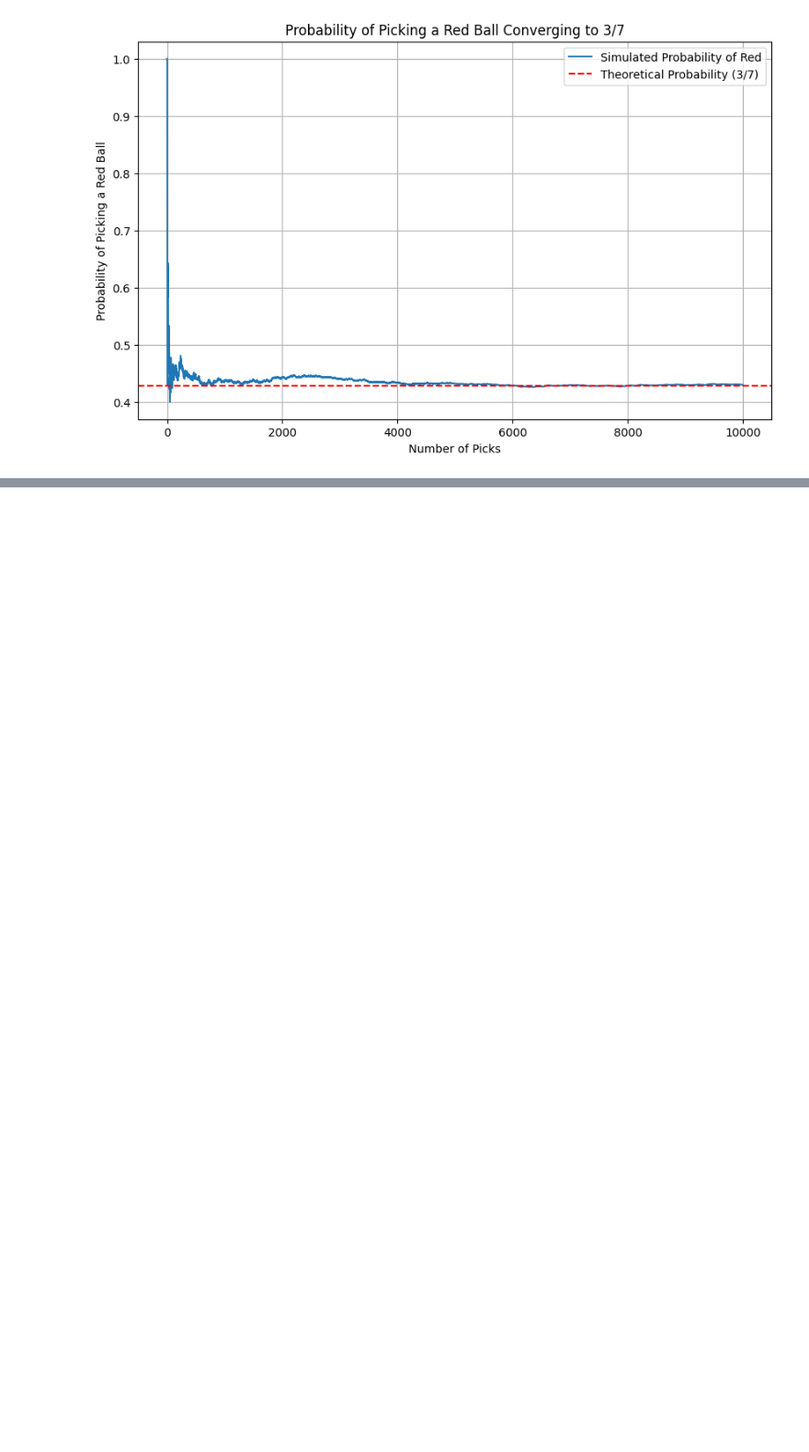
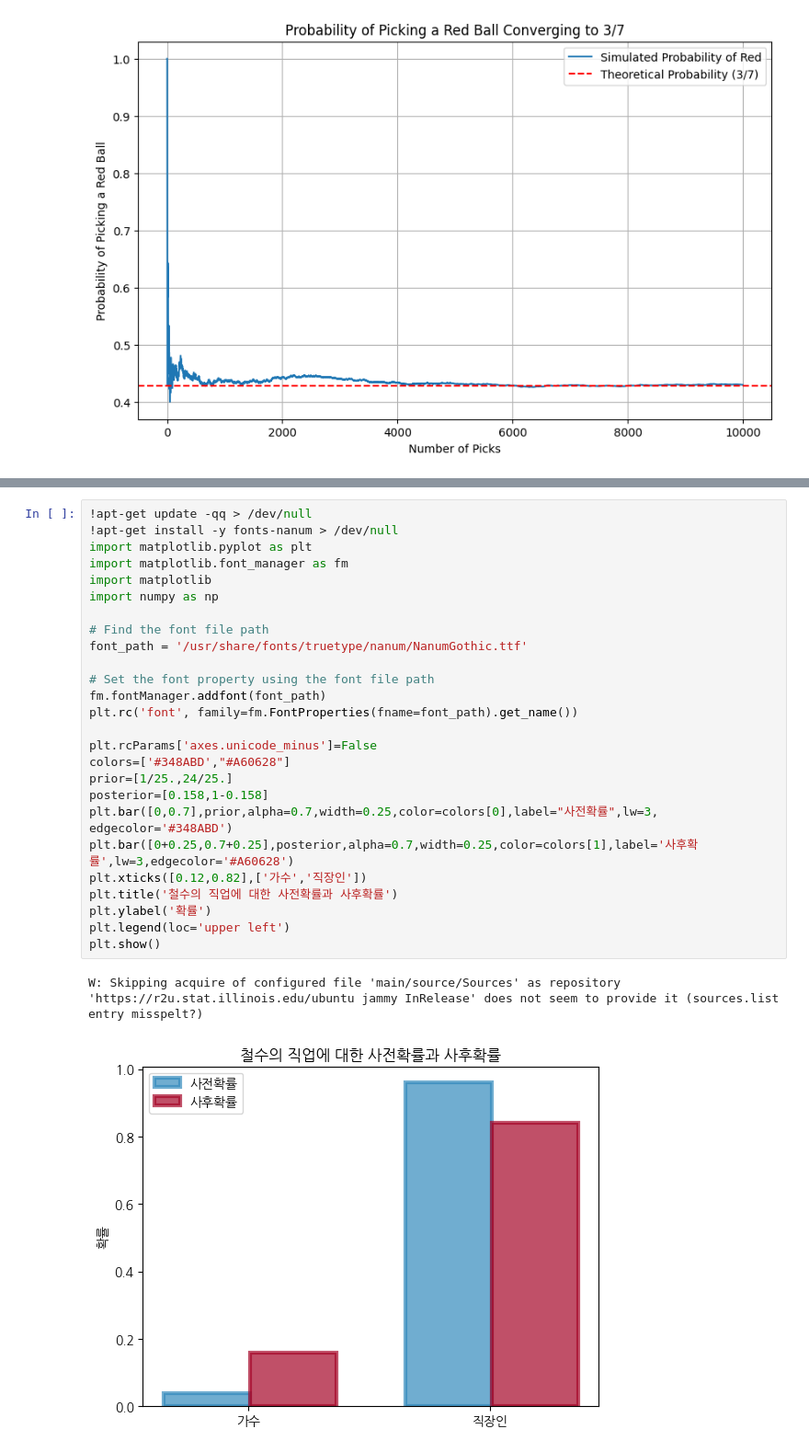
Before and after one commit to thgusdlek/-, a Jupyter notebook: 기초확률과통계.ipynb, the cells around one changed output, grey strips where cells are left out. Shown at 92% size. Cells and saved outputs as stored; diff of their text form; blank space fills up the shorter version.

```diff
--- a/기초확률과통계.ipynb
+++ b/기초확률과통계.ipynb
@@ -265,0 +280,29 @@ plt.show()
+# %%
+!apt-get update -qq > /dev/null
+!apt-get install -y fonts-nanum > /dev/null
+import matplotlib.pyplot as plt
+import matplotlib.font_manager as fm
+import matplotlib
+import numpy as np
+
+# Find the font file path
+font_path = '/usr/share/fonts/truetype/nanum/NanumGothic.ttf'
+
+# Set the font property using the font file path
+fm.fontManager.addfont(font_path)
+plt.rc('font', family=fm.FontProperties(fname=font_path).get_name())
+
+plt.rcParams['axes.unicode_minus']=False
+colors=['#348ABD',"#A60628"]
+prior=[1/25.,24/25.]
+posterior=[0.158,1-0.158]
+plt.bar([0,0.7],prior,alpha=0.7,width=0.25,color=colors[0],label="사전확률",lw=3, edgecolor='#348ABD')
+plt.bar([0+0.25,0.7+0.25],posterior,alpha=0.7,width=0.25,color=colors[1],label='사후확률',lw=3,edgecolor='#A60628')
+plt.xticks([0.12,0.82],['가수','직장인'])
+plt.title('철수의 직업에 대한 사전확률과 사후확률')
+plt.ylabel('확률')
+plt.legend(loc='upper left')
+plt.show()
+# %% [output]
+W: Skipping acquire of configured file 'main/source/Sources' as repository 'https://r2u.stat.illinois.edu/ubuntu jammy InRelease' does not seem to provide it (sources.list entry misspelt?)
+[figure, added]
```
Also changed, not shown: parts of 1 cell of this notebook.
